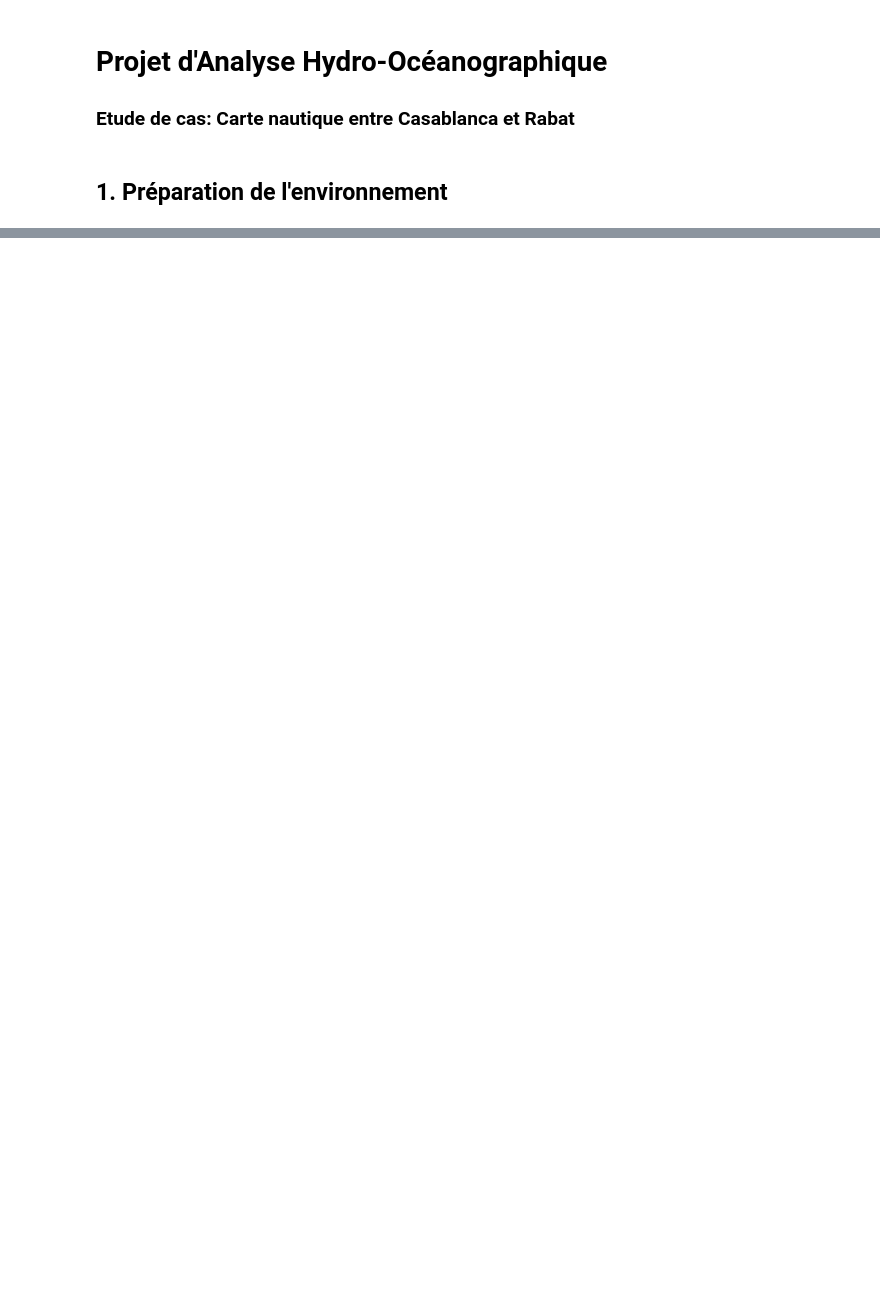
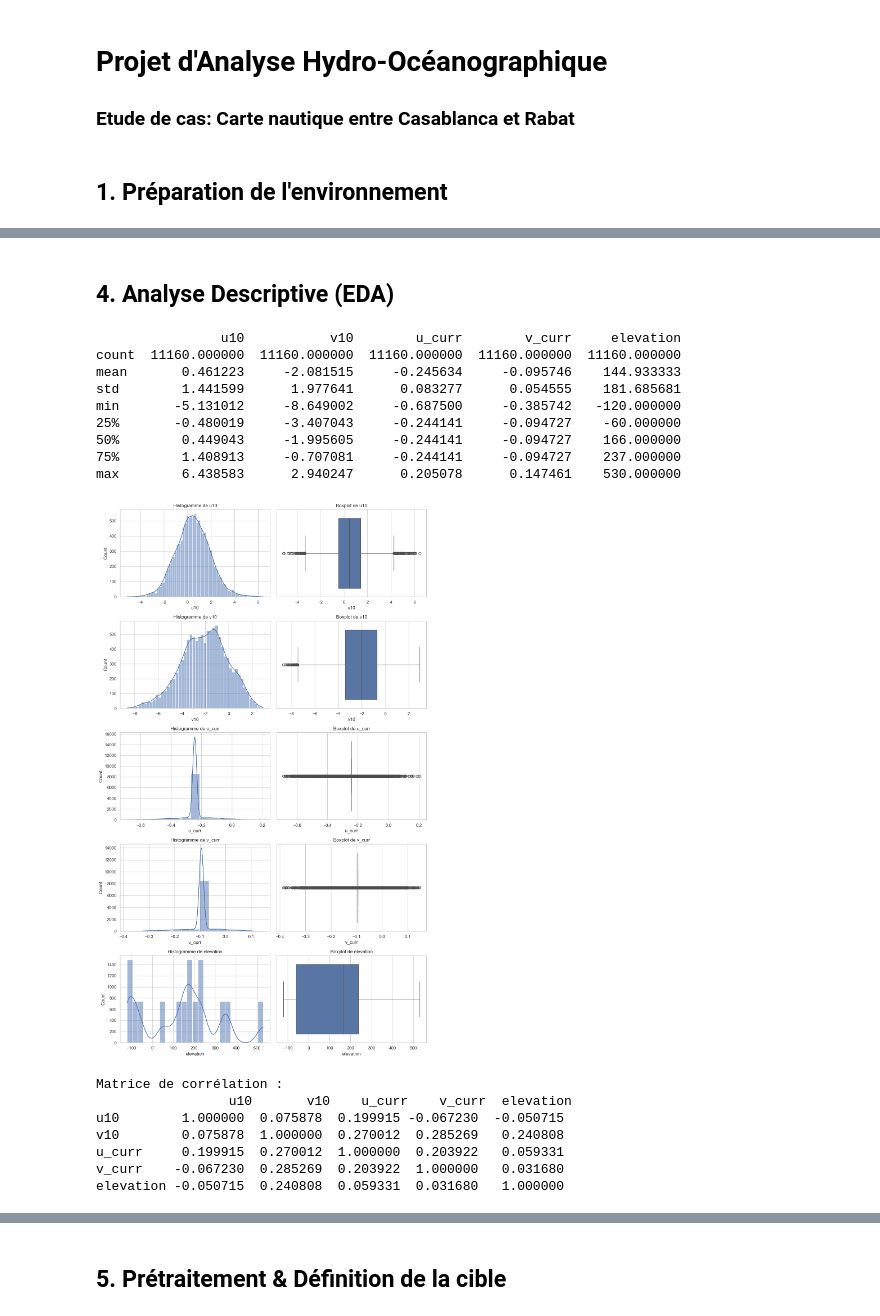
Before and after one commit to Zaineb08/Projet-Hydro-Oc-anographique, a Jupyter notebook: notebook/Projet3_final1.ipynb, the cells around one changed output, grey strips where cells are left out. Saved outputs shown, nothing was run; the diff lists cells and outputs as text; code cells hidden in the pictures; blank space fills up the shorter version.

```diff
--- a/notebook/Projet3_final1.ipynb
+++ b/notebook/Projet3_final1.ipynb
@@ -35,0 +38,9 @@ os.makedirs(PROCESSED_DIR, exist_ok=True)
+# %%
+# 2. Chargement des jeux de données NetCDF
+wind       = xr.open_dataset(os.path.join(RAW_DIR, 'cdsWind.nc'))
+currents   = xr.open_dataset(os.path.join(RAW_DIR, 'cmems_mod_glo_phy_anfc_merged-uv_PT1H-i_1748321230089.nc'))
+bathymetry = xr.open_dataset(os.path.join(RAW_DIR, 'gebco_2024.nc'))
+
+print("Vent:", wind)
+print("Courants:", currents)
+print("Bathymétrie:", bathymetry)
@@ -35,0 +120,49 @@ os.makedirs(PROCESSED_DIR, exist_ok=True)
+# %% [markdown]
+## 4. Analyse Descriptive (EDA)
+# %%
+# 4.1 Statistiques univariées
+print(df[['u10','v10','u_curr','v_curr','elevation']].describe())
+
+# 4.2 Histos & boxplots
+vars_ = ['u10','v10','u_curr','v_curr','elevation']
+fig, axes = plt.subplots(len(vars_), 2, figsize=(12,4*len(vars_)))
+for i, col in enumerate(vars_):
+    sns.histplot(df[col], ax=axes[i,0], kde=True)
+    axes[i,0].set_title(f"Histogramme de {col}")
+    sns.boxplot(x=df[col], ax=axes[i,1])
+    axes[i,1].set_title(f"Boxplot de {col}")
+plt.tight_layout()
+plt.show()
+
+# 4.3 Corrélations & heatmap
+corr = df[vars_].corr()
+print("\nMatrice de corrélation :\n", corr)
+plt.figure(figsize=(6,5))
+sns.heatmap(corr, annot=True, fmt=".2f", cmap='coolwarm')
+plt.title("Heatmap des corrélations")
+plt.show()
+
+# 4.4 Scatter plots
+for x,y in [('u10','u_curr'),('v10','v_curr'),('elevation','u_curr')]:
+    plt.figure()
+    sns.scatterplot(data=df, x=x, y=y, alpha=0.5)
+    plt.title(f"{y} vs {x}")
+    plt.show()
+# %% [output]
+                u10           v10        u_curr        v_curr     elevation
+count  11160.000000  11160.000000  11160.000000  11160.000000  11160.000000
+mean       0.461223     -2.081515     -0.245634     -0.095746    144.933333
+std        1.441599      1.977641      0.083277      0.054555    181.685681
+min       -5.131012     -8.649002     -0.687500     -0.385742   -120.000000
+25%       -0.480019     -3.407043     -0.244141     -0.094727    -60.000000
+50%        0.449043     -1.995605     -0.244141     -0.094727    166.000000
+75%        1.408913     -0.707081     -0.244141     -0.094727    237.000000
+max        6.438583      2.940247      0.205078      0.147461    530.000000
+[figure, added]
+Matrice de corrélation :
+                 u10       v10    u_curr    v_curr  elevation
+u10        1.000000  0.075878  0.199915 -0.067230  -0.050715
+v10        0.075878  1.000000  0.270012  0.285269   0.240808
+u_curr     0.199915  0.270012  1.000000  0.203922   0.059331
+v_curr    -0.067230  0.285269  0.203922  1.000000   0.031680
+elevation -0.050715  0.240808  0.059331  0.031680   1.000000
@@ -35,0 +173,2 @@ os.makedirs(PROCESSED_DIR, exist_ok=True)
+# %% [markdown]
+## 5. Prétraitement & Définition de la cible
```
Also changed, not shown: parts of 17 cells of this notebook, 6 other files.
